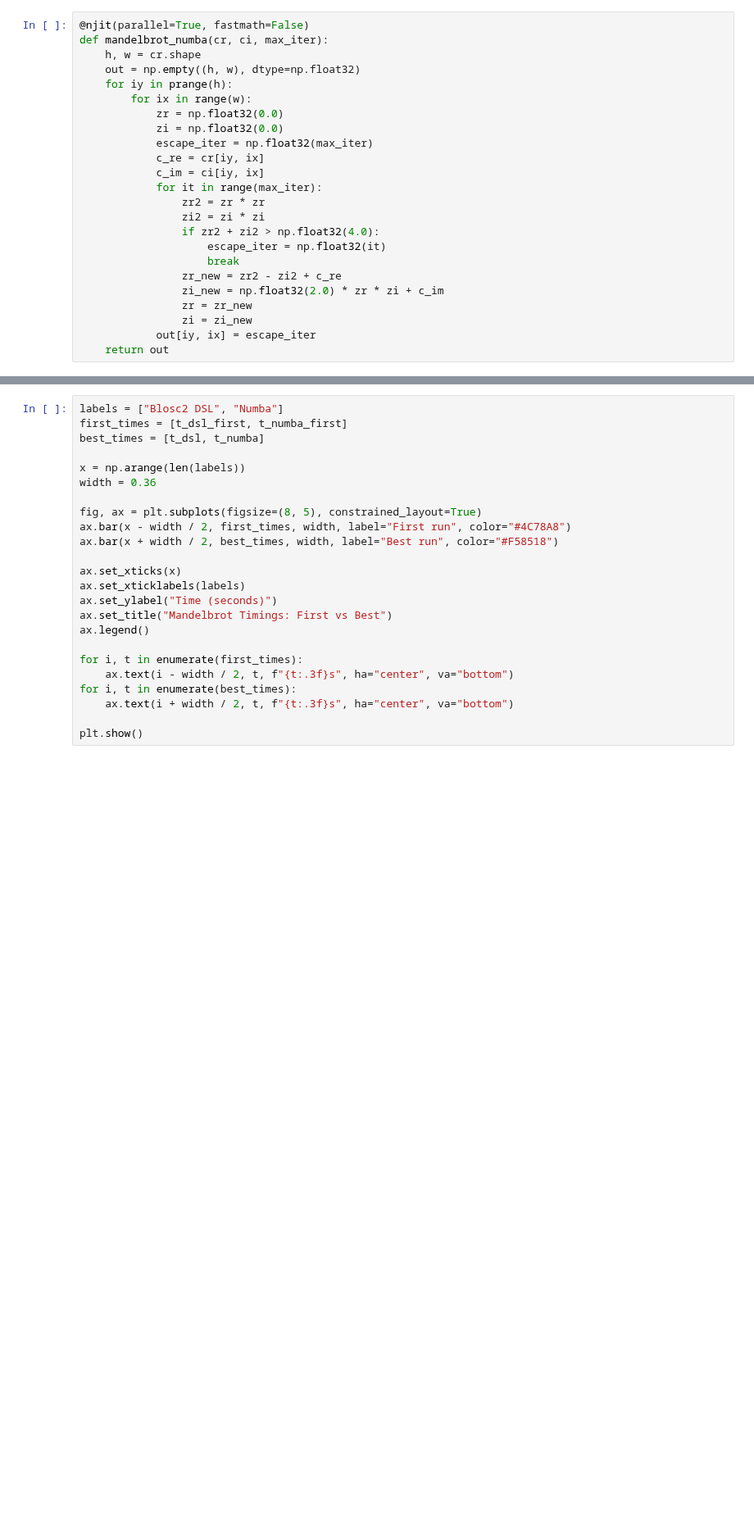
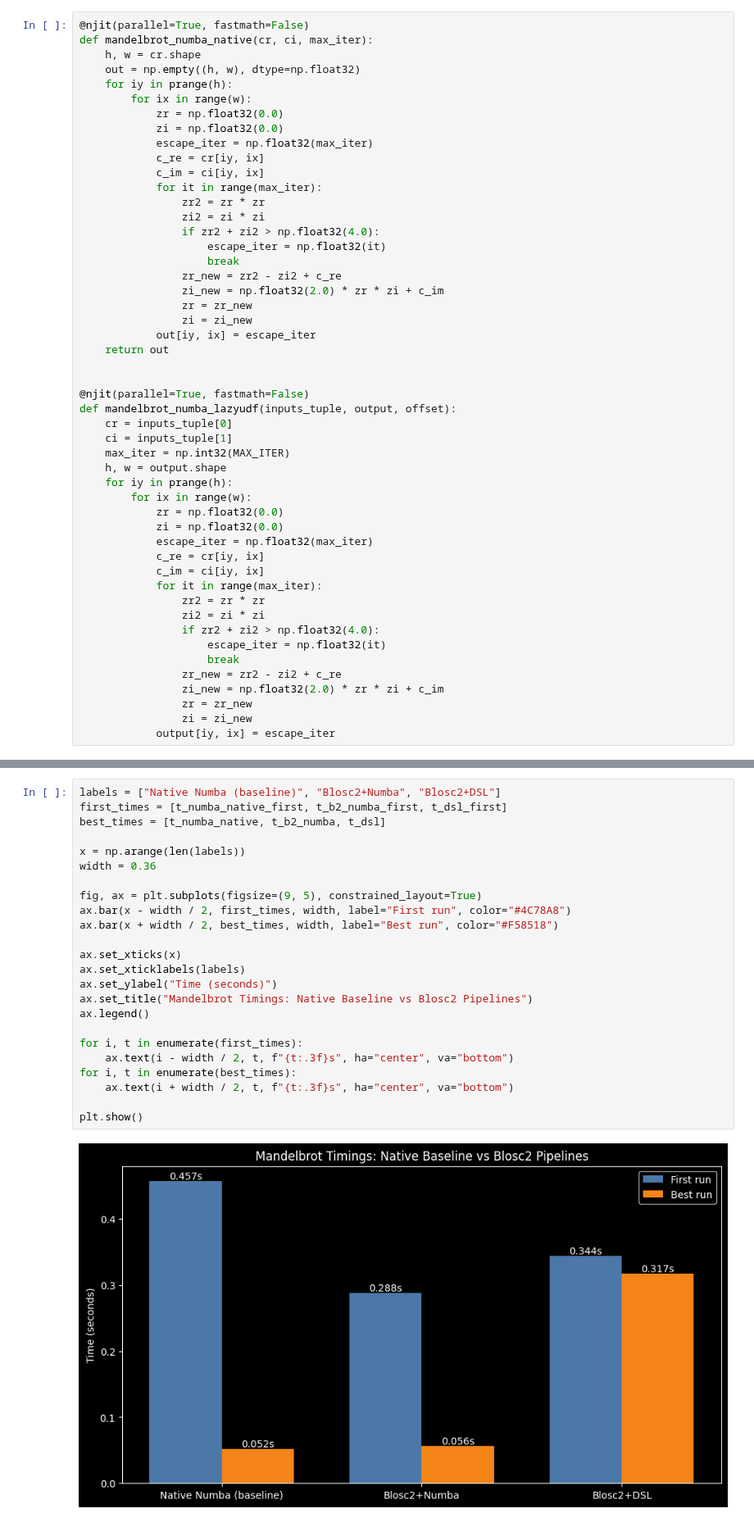
Before and after one commit to Blosc/python-blosc2, a Jupyter notebook: examples/ndarray/mandelbrot-dsl.ipynb, the cells around one changed output, grey strips where cells are left out. Shown at 82% size. Saved outputs shown, nothing was run; the diff lists cells and outputs as text; blank space fills up the shorter version.

```diff
--- a/examples/ndarray/mandelbrot-dsl.ipynb
+++ b/examples/ndarray/mandelbrot-dsl.ipynb
@@ -70,6 +90,6 @@ print(mandelbrot_dsl.dsl_source)
 # %%
 @njit(parallel=True, fastmath=False)
-def mandelbrot_numba(cr, ci, max_iter):
+def mandelbrot_numba_native(cr, ci, max_iter):
     h, w = cr.shape
     out = np.empty((h, w), dtype=np.float32)
     for iy in prange(h):
@@ -91,6 +111,32 @@ def mandelbrot_numba(cr, ci, max_iter):
                 zi = zi_new
             out[iy, ix] = escape_iter
     return out
+
+
+@njit(parallel=True, fastmath=False)
+def mandelbrot_numba_lazyudf(inputs_tuple, output, offset):
+    cr = inputs_tuple[0]
+    ci = inputs_tuple[1]
+    max_iter = np.int32(MAX_ITER)
+    h, w = output.shape
+    for iy in prange(h):
+        for ix in range(w):
+            zr = np.float32(0.0)
+            zi = np.float32(0.0)
+            escape_iter = np.float32(max_iter)
+            c_re = cr[iy, ix]
+            c_im = ci[iy, ix]
+            for it in range(max_iter):
+                zr2 = zr * zr
+                zi2 = zi * zi
+                if zr2 + zi2 > np.float32(4.0):
+                    escape_iter = np.float32(it)
+                    break
+                zr_new = zr2 - zi2 + c_re
+                zi_new = np.float32(2.0) * zr * zi + c_im
+                zr = zr_new
+                zi = zi_new
+            output[iy, ix] = escape_iter
 # %%
 def best_time(func, repeats=3, warmup=1):
     for _ in range(warmup):
@@ -168,24 +265,26 @@ plt.show()
 # %%
-labels = ["Blosc2 DSL", "Numba"]
-first_times = [t_dsl_first, t_numba_first]
-best_times = [t_dsl, t_numba]
+labels = ["Native Numba (baseline)", "Blosc2+Numba", "Blosc2+DSL"]
+first_times = [t_numba_native_first, t_b2_numba_first, t_dsl_first]
+best_times = [t_numba_native, t_b2_numba, t_dsl]
 
 x = np.arange(len(labels))
 width = 0.36
 
-fig, ax = plt.subplots(figsize=(8, 5), constrained_layout=True)
+fig, ax = plt.subplots(figsize=(9, 5), constrained_layout=True)
 ax.bar(x - width / 2, first_times, width, label="First run", color="#4C78A8")
 ax.bar(x + width / 2, best_times, width, label="Best run", color="#F58518")
 
 ax.set_xticks(x)
 ax.set_xticklabels(labels)
 ax.set_ylabel("Time (seconds)")
-ax.set_title("Mandelbrot Timings: First vs Best")
+ax.set_title("Mandelbrot Timings: Native Baseline vs Blosc2 Pipelines")
 ax.legend()
 
 for i, t in enumerate(first_times):
     ax.text(i - width / 2, t, f"{t:.3f}s", ha="center", va="bottom")
 for i, t in enumerate(best_times):
     ax.text(i + width / 2, t, f"{t:.3f}s", ha="center", va="bottom")
 
 plt.show()
+# %% [output]
+[figure, added]
```
Also changed, not shown: parts of 5 cells of this notebook.
